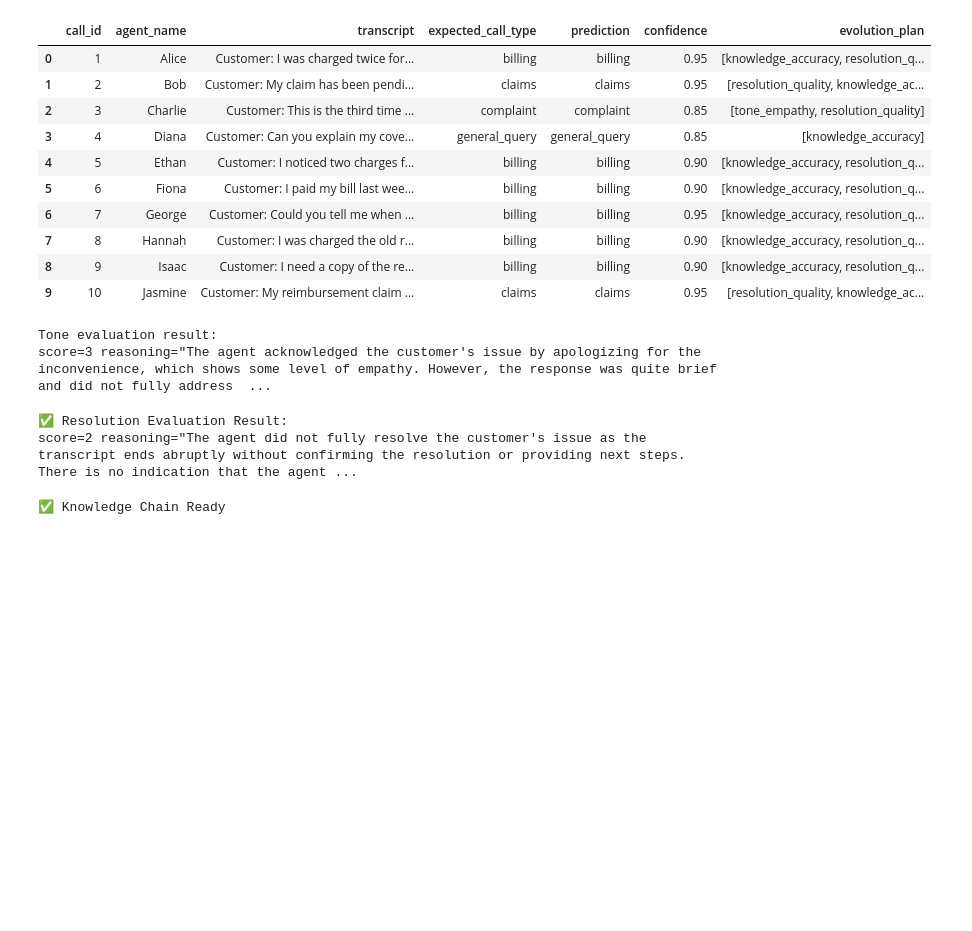
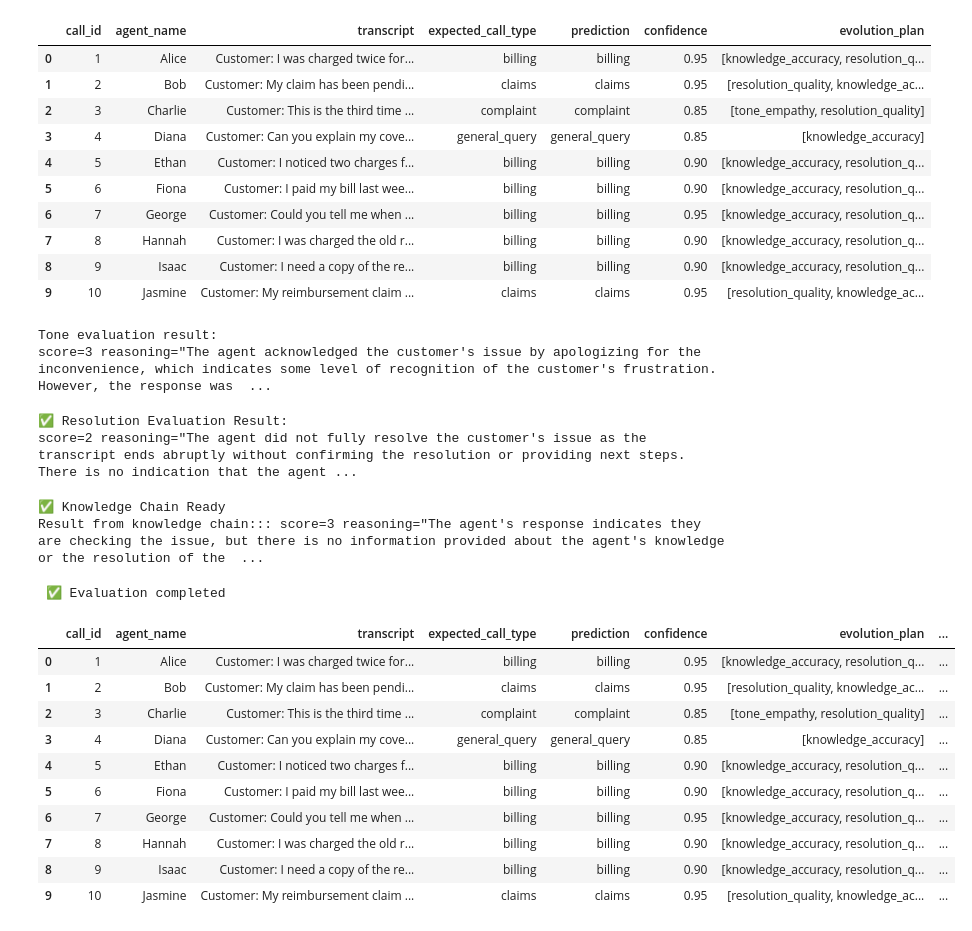
Before and after one commit to binuandrews/langchain-proj1, a Jupyter notebook: experiment.ipynb, the cells around one changed output. Cells and saved outputs as stored; diff of their text form; code cells hidden in the pictures; blank space fills up the shorter version.

```diff
--- a/experiment.ipynb
+++ b/experiment.ipynb
@@ -203,7 +197,7 @@ tone_prompt = PromptTemplate(
     Evaluate the agent's tone and empathy in the following transcript.
 
     Consider:
-    - Did the agent acknowledge the cusotmer's issue?
+    - Did the agent acknowledge the customer's issue?
     - Was the tone polite and professional enough?
     - Did the agent show empathy?
 
@@ -230,7 +224,7 @@ result = tone_chain.invoke({
 print(f"Tone evaluation result: \n{result}")
 # %% [output]
 Tone evaluation result:
-score=3 reasoning="The agent acknowledged the customer's issue by apologizing for the inconvenience, which shows some level of empathy. However, the response was quite brief and did not fully address  ...
+score=3 reasoning="The agent acknowledged the customer's issue by apologizing for the inconvenience, which indicates some level of recognition of the customer's frustration. However, the response was  ...
 # %%
 from langchain_core.prompts import PromptTemplate
 from langchain_core.output_parsers import PydanticOutputParser
@@ -324,6 +318,76 @@ Transcript:
 # --- Step 4: Chain ---
 knowledge_chain = knowledge_prompt | llm | knowledge_parser
 
+# --- Step 4: Test
+sample_text = df.iloc[0]["transcript"]
+
+result = knowledge_chain.invoke({
+    "transcript": sample_text
+})
+
 print("✅ Knowledge Chain Ready")
+print(f"Result from knowledge chain::: {result}")
 # %% [output]
 ✅ Knowledge Chain Ready
+Result from knowledge chain::: score=3 reasoning="The agent's response indicates they are checking the issue, but there is no information provided about the agent's knowledge or the resolution of the  ...
+# %%
+from tqdm import tqdm
+
+def run_evaluations(transcript, eval_plan):
+  results = {}
+
+  if "tone_empathy" in eval_plan:
+    try:
+      tone_result = tone_chain.invoke({"transcript": transcript})
+      results["tone"] = tone_result.model_dump()
+    except Exception as e:
+      results["tone"] = {"error": str(e)}
+
+  if "knowledge_accuracy" in eval_plan:
+    try:
+      knowledge_result = knowledge_chain.invoke({"transcript": transcript})
+      results["knowledge"] = knowledge_result.model_dump()
+    except Exception as e:
+      results["knowledge"] = {"error": str(e)}
+
+  if "resolution_empathy" in eval_plan:
+    try:
+      resolution_result = resolution_chain.invoke({"transcript": transcript})
+      results["resolution"] = resolution_result.model_dump()
+    except Exception as e:
+      results["resolution"] = {"error": str(e)}
+  return results
+
+
+evaluation_outputs = []
+for i, row in tqdm(df.iterrows(), total=len(df), desc="Running Evaluations"):
+  output = run_evaluations(row["transcript"], row["evolution_plan"])
+
+  evaluation_outputs.append(
+      {
+        "call_id": row["call_id"],
+        "evaluation_output": output
+      }
+  )
+# Convert to Dataframe
+eval_df = pd.DataFrame(evaluation_outputs)
+
+# Merge
+df = df.merge(eval_df, on="call_id")
+
+print("\n ✅ Evaluation completed")
+
+df.head(100)
+# %% [output]
+ ✅ Evaluation completed
+|  | call_id | agent_name | transcript | expected_call_type | prediction | confidence | evolution_plan | ... |
+| 0 | 1 | Alice | Customer: I was charged twice for... | billing | billing | 0.95 | [knowledge_accuracy, resolution_q... | ... |
+| 1 | 2 | Bob | Customer: My claim has been pendi... | claims | claims | 0.95 | [resolution_quality, knowledge_ac... | ... |
+| 2 | 3 | Charlie | Customer: This is the third time ... | complaint | complaint | 0.85 | [tone_empathy, resolution_quality] | ... |
+| 3 | 4 | Diana | Customer: Can you explain my cove... | general_query | general_query | 0.85 | [knowledge_accuracy] | ... |
+| 4 | 5 | Ethan | Customer: I noticed two charges f... | billing | billing | 0.90 | [knowledge_accuracy, resolution_q... | ... |
+| 5 | 6 | Fiona | Customer: I paid my bill last wee... | billing | billing | 0.90 | [knowledge_accuracy, resolution_q... | ... |
+| 6 | 7 | George | Customer: Could you tell me when ... | billing | billing | 0.95 | [knowledge_accuracy, resolution_q... | ... |
+| 7 | 8 | Hannah | Customer: I was charged the old r... | billing | billing | 0.90 | [knowledge_accuracy, resolution_q... | ... |
+| 8 | 9 | Isaac | Customer: I need a copy of the re... | billing | billing | 0.90 | [knowledge_accuracy, resolution_q... | ... |
+| 9 | 10 | Jasmine | Customer: My reimbursement claim ... | claims | claims | 0.95 | [resolution_quality, knowledge_ac... | ... |
```
Also changed, not shown: parts of 6 cells of this notebook, 1 other file.
